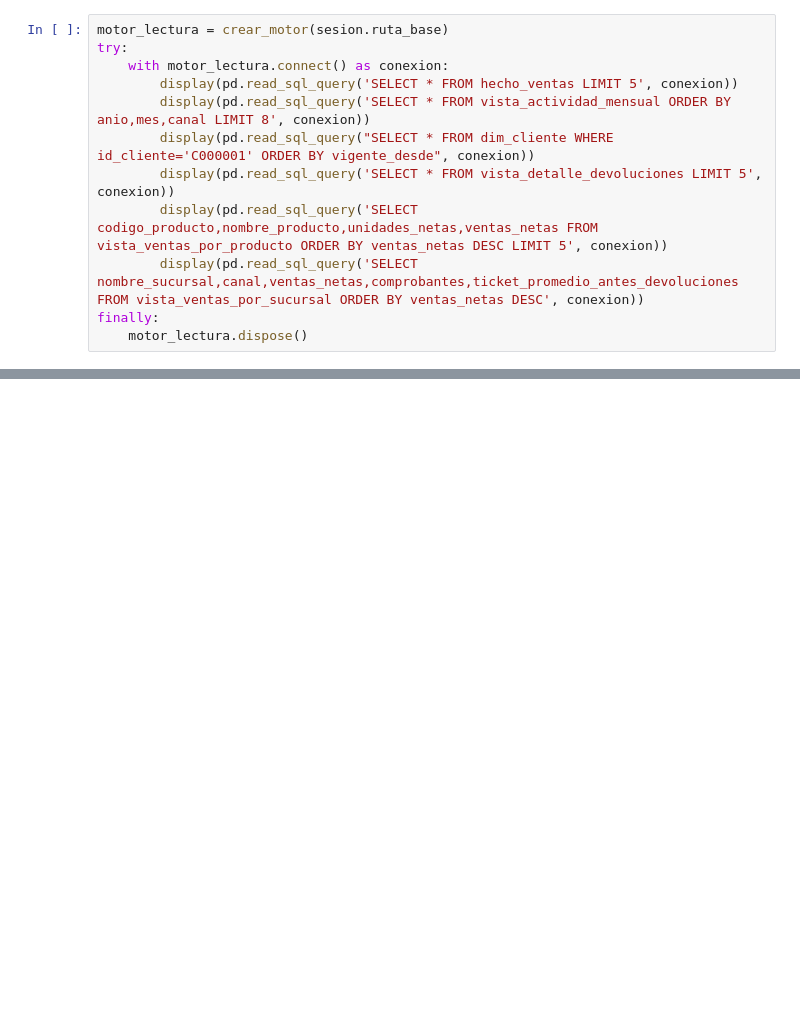
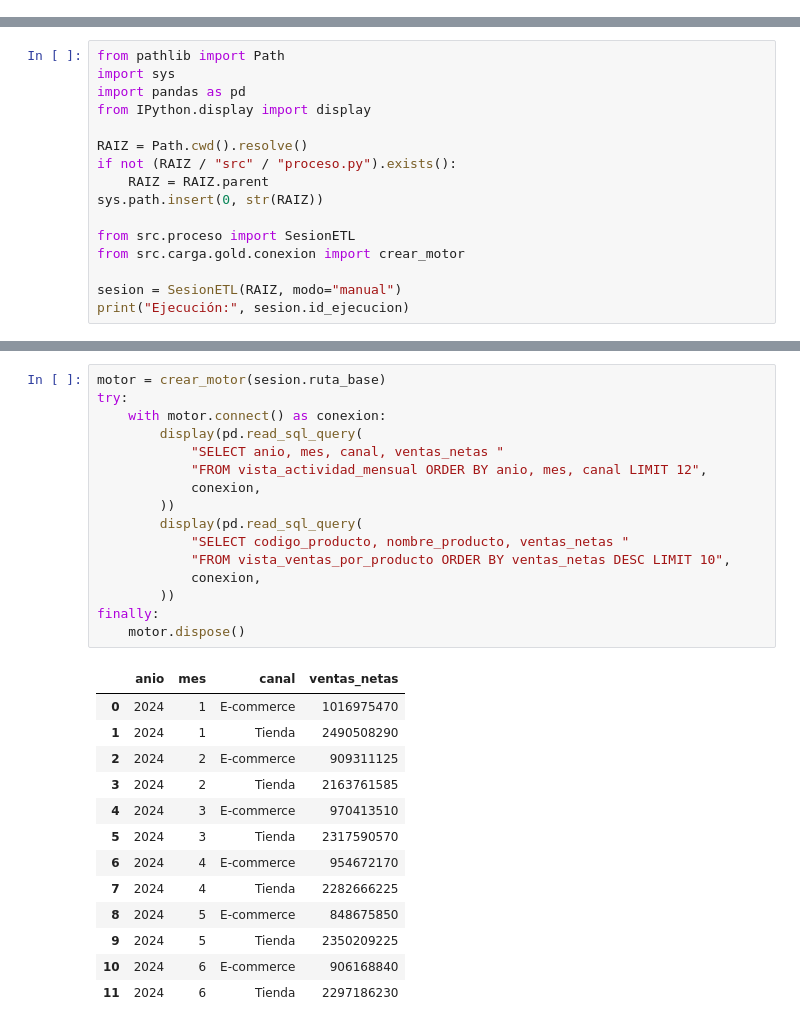
Before and after one commit to DiegoNPS/DataRetail360, a Jupyter notebook: notebooks/demostracion_etl.ipynb, the cells around one changed output, grey strips where cells are left out. Saved outputs shown, nothing was run; the diff lists cells and outputs as text; blank space fills up the shorter version.

```diff
--- a/notebooks/demostracion_etl.ipynb
+++ b/notebooks/demostracion_etl.ipynb
@@ -190,12 +0,0 @@ Abre exactamente la ruta impresa arriba en DB Browser. Puedes usar las mismas co
-# %%
-motor_lectura = crear_motor(sesion.ruta_base)
-try:
-    with motor_lectura.connect() as conexion:
-        display(pd.read_sql_query('SELECT * FROM hecho_ventas LIMIT 5', conexion))
-        display(pd.read_sql_query('SELECT * FROM vista_actividad_mensual ORDER BY anio,mes,canal LIMIT 8', conexion))
-        display(pd.read_sql_query("SELECT * FROM dim_cliente WHERE id_cliente='C000001' ORDER BY vigente_desde", conexion))
-        display(pd.read_sql_query('SELECT * FROM vista_detalle_devoluciones LIMIT 5', conexion))
-        display(pd.read_sql_query('SELECT codigo_producto,nombre_producto,unidades_netas,ventas_netas FROM vista_ventas_por_producto ORDER BY ventas_netas DESC LIMIT 5', conexion))
-        display(pd.read_sql_query('SELECT nombre_sucursal,canal,ventas_netas,comprobantes,ticket_promedio_antes_devoluciones FROM vista_ventas_por_sucursal ORDER BY ventas_netas DESC', conexion))
-finally:
-    motor_lectura.dispose()
@@ -207,0 +7,16 @@ No borres `datos/entrada`, la carpeta `sql`, `requirements.txt` ni `.venv`. La l
+# %%
+from pathlib import Path
+import sys
+import pandas as pd
+from IPython.display import display
+
+RAIZ = Path.cwd().resolve()
+if not (RAIZ / "src" / "proceso.py").exists():
+    RAIZ = RAIZ.parent
+sys.path.insert(0, str(RAIZ))
+
+from src.proceso import SesionETL
+from src.carga.gold.conexion import crear_motor
+
+sesion = SesionETL(RAIZ, modo="manual")
+print("Ejecución:", sesion.id_ejecucion)
@@ -207,0 +212,30 @@ No borres `datos/entrada`, la carpeta `sql`, `requirements.txt` ni `.venv`. La l
+# %%
+motor = crear_motor(sesion.ruta_base)
+try:
+    with motor.connect() as conexion:
+        display(pd.read_sql_query(
+            "SELECT anio, mes, canal, ventas_netas "
+            "FROM vista_actividad_mensual ORDER BY anio, mes, canal LIMIT 12",
+            conexion,
+        ))
+        display(pd.read_sql_query(
+            "SELECT codigo_producto, nombre_producto, ventas_netas "
+            "FROM vista_ventas_por_producto ORDER BY ventas_netas DESC LIMIT 10",
+            conexion,
+        ))
+finally:
+    motor.dispose()
+# %% [output]
+|  | anio | mes | canal | ventas_netas |
+| 0 | 2024 | 1 | E-commerce | 1016975470 |
+| 1 | 2024 | 1 | Tienda | 2490508290 |
+| 2 | 2024 | 2 | E-commerce | 909311125 |
+| 3 | 2024 | 2 | Tienda | 2163761585 |
+| 4 | 2024 | 3 | E-commerce | 970413510 |
+| 5 | 2024 | 3 | Tienda | 2317590570 |
+| 6 | 2024 | 4 | E-commerce | 954672170 |
+| 7 | 2024 | 4 | Tienda | 2282666225 |
+| 8 | 2024 | 5 | E-commerce | 848675850 |
+| 9 | 2024 | 5 | Tienda | 2350209225 |
+| 10 | 2024 | 6 | E-commerce | 906168840 |
+| 11 | 2024 | 6 | Tienda | 2297186230 |
```
Also changed, not shown: parts of 45 cells of this notebook, 16 other files.
